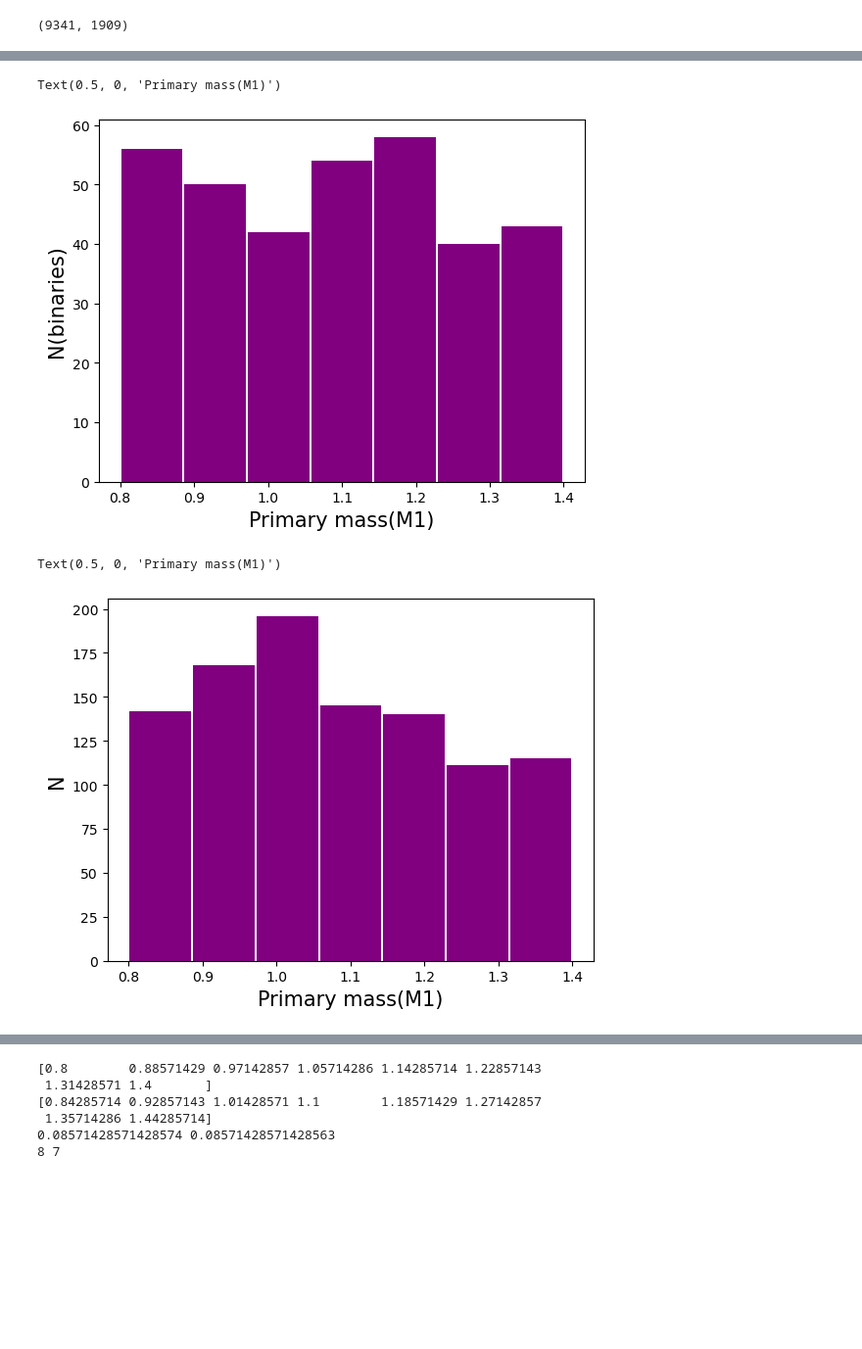
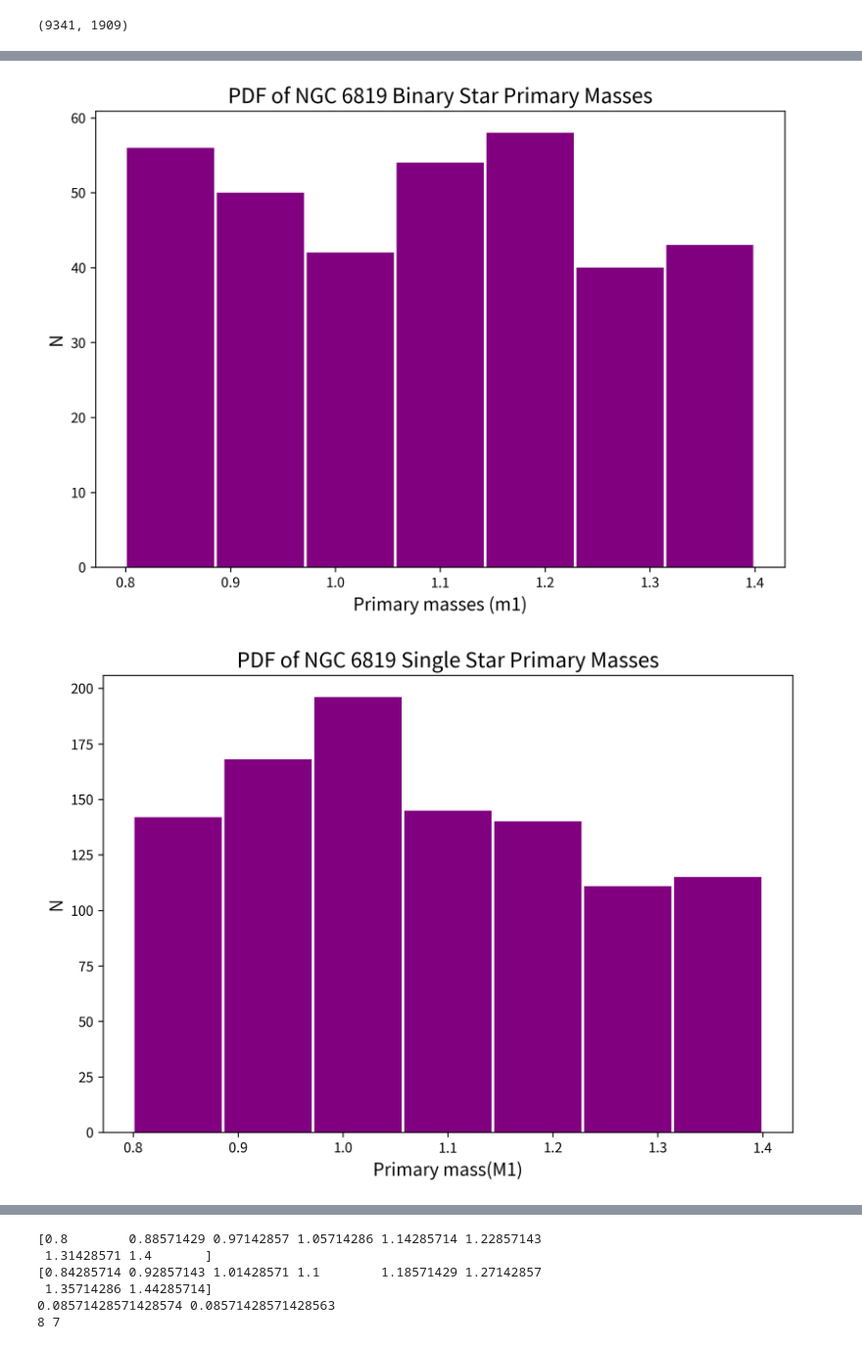
Before and after one commit to Clairezy/BASE9_utils, a Jupyter notebook: getGaiaData/MegaCMDplotandmore.ipynb, the cells around one changed output, grey strips where cells are left out. Shown at 98% size. Cells and saved outputs as stored; diff of their text form; code cells hidden in the pictures; blank space fills up the shorter version.

```diff
--- a/getGaiaData/MegaCMDplotandmore.ipynb
+++ b/getGaiaData/MegaCMDplotandmore.ipynb
@@ -238,4 +175,6 @@ photcut = phot2.loc[(phot2['G'] > 15) & (phot2['G']<18.5)]
 # %%
-photBinary = phot.loc[phot['binary']]
-photBinary
+#include only binary stars
+binaryPhot = phot.loc[phot['binary']]
+binaryPhot['binary'].unique() #check all binary columns are true
+#photBinary
 # %% [output]
@@ -315,9 +190,8 @@ newGaia2
 # %%
-merged_Frame = pd.merge(newGaia2, newphotbinary, on=['G','G_BP'])
-merged_Frame_all = pd.merge(newGaia2, phot2, on=['G','G_BP'])
-merged_Frame_cut = pd.merge(newGaia2, newphotbinarycut, on=['G','G_BP'])
-merged_Frame_cut_all = pd.merge(newGaia2, photcut, on=['G','G_BP'])
+binaryGaiaData = pd.merge(originalGaia, binaryPhot, on=['G','G_BP'])
+singleGaiaData = pd.merge(originalGaia, singlePhot, on=['G','G_BP'])
+cutBinaryGaiaData = pd.merge(originalGaia, cutBinaryPhot, on=['G','G_BP'])
+cutSingleGaiaData = pd.merge(originalGaia, cutSinglePhot, on=['G','G_BP'])
 
-merged_Frame_cut
-# why do non-binaries still have a mass ratio?
+cutBinaryGaiaData
 # %% [output]
@@ -363,0 +211,5 @@ Index(['G', 'G_BP', 'G_RP_x', 'ra', 'dec', 'G_RP_y', 'qMean', 'qStd', 'm1Mean',
+# %%
+cutSingleGaiaData['distance'] = findSeparation(cutSingleGaiaData)
+cutBinaryGaiaData['distance'] = findSeparation(cutBinaryGaiaData)
+singleGaiaData['distance'] = findSeparation(singleGaiaData)
+binaryGaiaData['distance'] = findSeparation(binaryGaiaData)
@@ -423,16 +333,22 @@ merged_Frame_all
+# %%
+Nbins= np.linspace(0.8, 1.4, 8)
 # %%
-counts1, bins1, bars1 = plt.hist(merged_Frame['m1Mean'],bins=np.linspace(0.8, 1.4, 8), linewidth=2,color='purple',rwidth=0.97)
-plt.ylabel('N(binaries)',fontsize=15)
-plt.xlabel('Primary mass(M1)',fontsize=15)
+f,ax = plt.subplots(figsize=(9,6), facecolor='w', dpi=300)
+counts1, bins1, bars1 = plt.hist(binaryGaiaData['m1Mean'],Nbins, linewidth=2,color='purple',rwidth=0.97)
+plt.ylabel('N',fontsize=13)
+plt.xlabel('Primary masses (m1)',fontsize=13)
+plt.title('PDF of NGC 6819 Binary Star Primary Masses', fontsize=15)
+plt.show()
 # %% [output]
-Text(0.5, 0, 'Primary mass(M1)')
-[figure, old version]
+[figure, new version]
 # %%
-counts2, bins2, bars2 = plt.hist(merged_Frame_all['m1Mean'],bins=np.linspace(0.8, 1.4, 8),linewidth=2,color='purple',rwidth=0.97)
-plt.ylabel('N',fontsize=15)
-plt.xlabel('Primary mass(M1)',fontsize=15)
+f,ax = plt.subplots(figsize=(9,6), facecolor='w', dpi=300)
+counts2, bins2, bars2 = plt.hist(singleGaiaData['m1Mean'],Nbins, linewidth=2,color='purple',rwidth=0.97)
+plt.ylabel('N',fontsize=13)
+plt.xlabel('Primary mass(M1)',fontsize=13)
+plt.title('PDF of NGC 6819 Single Star Primary Masses', fontsize=15)
+plt.show()
 # %% [output]
-Text(0.5, 0, 'Primary mass(M1)')
-[figure, old version]
+[figure, new version]
 # %%
 errors_y3 = np.sqrt(counts1)/counts2
```
Also changed, not shown: parts of 59 cells of this notebook, 3 other files.
